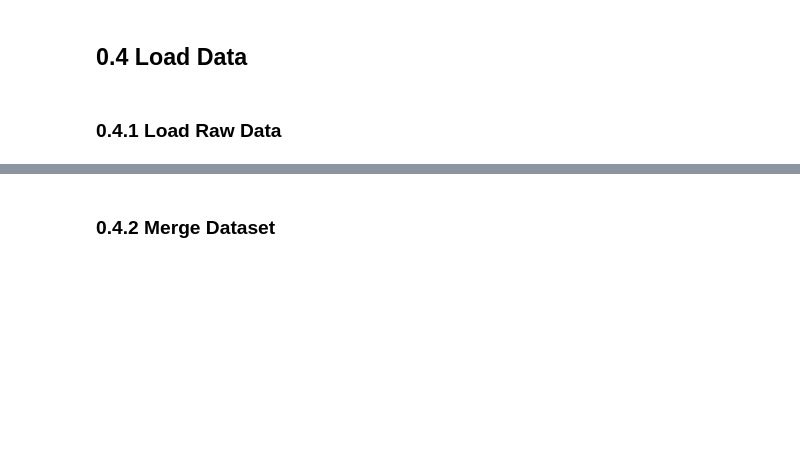
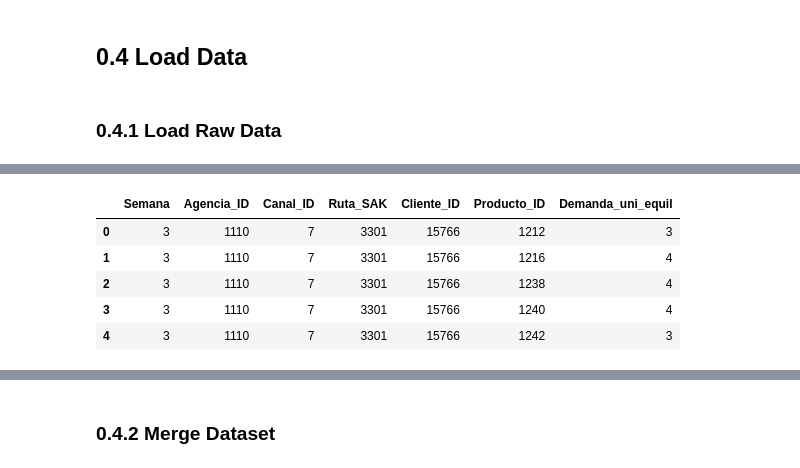
Before and after one commit to FabioCaffarello/Grupo-Bimbo-Inventory-Demand, a Jupyter notebook: 01-Notebooks/cycle01_Inventory_Demand.ipynb, the cells around one changed output, grey strips where cells are left out. Cells and saved outputs as stored; diff of their text form; code cells hidden in the pictures; blank space fills up the shorter version.

```diff
--- a/01-Notebooks/cycle01_Inventory_Demand.ipynb
+++ b/01-Notebooks/cycle01_Inventory_Demand.ipynb
@@ -97,0 +118,9 @@ data_town_state_raw = pd.read_feather('../00-Data/feather_data/town_state.feathe
+# %%
+data_train_raw.head()
+# %% [output]
+|  | Semana | Agencia_ID | Canal_ID | Ruta_SAK | Cliente_ID | Producto_ID | Demanda_uni_equil |
+| 0 | 3 | 1110 | 7 | 3301 | 15766 | 1212 | 3 |
+| 1 | 3 | 1110 | 7 | 3301 | 15766 | 1216 | 4 |
+| 2 | 3 | 1110 | 7 | 3301 | 15766 | 1238 | 4 |
+| 3 | 3 | 1110 | 7 | 3301 | 15766 | 1240 | 4 |
+| 4 | 3 | 1110 | 7 | 3301 | 15766 | 1242 | 3 |
```
Also changed, not shown: parts of 29 cells of this notebook, 9 other files.
